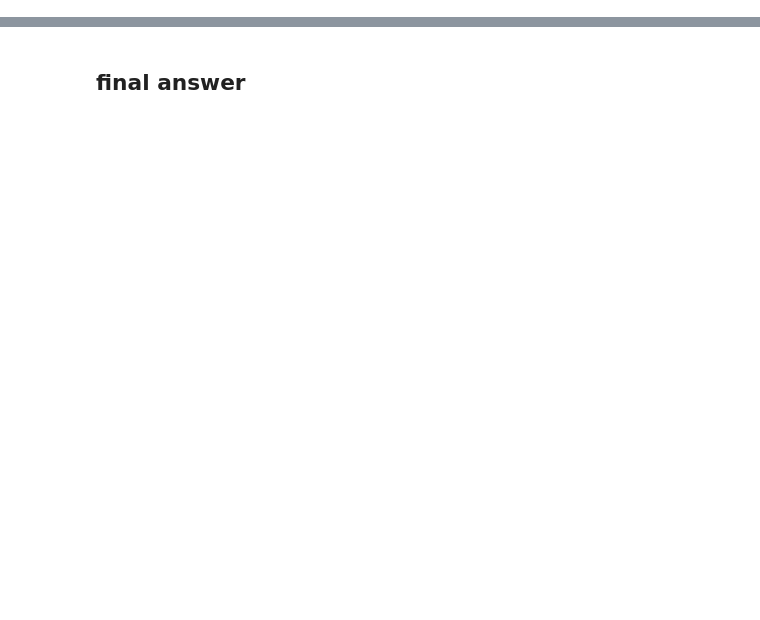
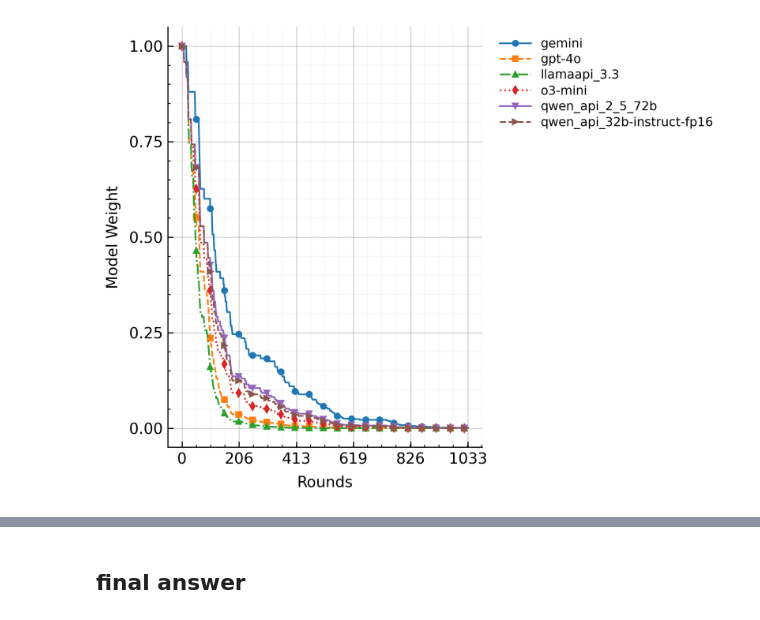
Before and after one commit to EstherYang2000/PETSQL, a Jupyter notebook: src/sources/wma/plotting.ipynb, the cells around one changed output, grey strips where cells are left out. Saved outputs shown, nothing was run; the diff lists cells and outputs as text; code cells hidden in the pictures; blank space fills up the shorter version.

Commit message:
[feature] plotting figures

```diff
--- a/src/sources/wma/plotting.ipynb
+++ b/src/sources/wma/plotting.ipynb
@@ -51,5 +12,6 @@ epsilon_values
 # %%
-file_path = '/home/yyj/Desktop/yyj/thesis/code/PETSQL/data/process/PPL_DEV_ADD_SL.JSON-9_SHOT_Euclidean_mask_1034_simple_sl_ccvote/results_1.json'
+result_dir = "/home/yyj/Desktop/yyj/thesis/code/PETSQL/data/process/vote/202504/PPL_DEV.JSON-9_SHOT_Euclidean_mask_1034_base_wma"
+file_path = os.path.join(result_dir, "results_1.json")
 # %%
 
 # 讀取 JSON 檔案
@@ -143,0 +79,82 @@ fig.show()
+# %%
+import pandas as pd
+import numpy as np
+import matplotlib.pyplot as plt
+
+
+
+# --- 2) 构建 DataFrame ---
+records = []
+for entry in data:
+    idx = entry["index"]
+    for model, w in entry["current_weights"].items():
+        records.append({"round": idx, "model": model, "weight": w})
+df = pd.DataFrame(records)
+
+# Pivot 成每列一个模型
+df_pivot = df.pivot(index="round", columns="model", values="weight")
+rounds = df_pivot.index.values
+models = df_pivot.columns.tolist()
+
+# === 3) Matplotlib 论文风格设置 ===
+plt.rcParams.update({
+    "font.family": "serif",
+    "font.serif": ["Times New Roman"],
+    "font.size": 11,
+    "axes.linewidth": 0.8,
+    "xtick.direction": "in",
+    "ytick.direction": "in",
+    "xtick.major.size": 4,
+    "ytick.major.size": 4,
+    "legend.frameon": False,
+})
+
+fig, ax = plt.subplots(figsize=(8, 5), dpi=300)
+
+# 为每个模型画一条折线，使用不同线型/marker
+linestyles = ['-', '--', '-.', ':']
+markers     = ['o', 's', '^', 'd', 'v', '>', '<', 'p', 'h']
+for i, model in enumerate(models):
+    style = linestyles[i % len(linestyles)]
+    m     = markers[i % len(markers)]
+    ax.plot(rounds, df_pivot[model],
+            linestyle=style,
+            marker=m,
+            markevery= max(1, len(rounds)//20),  # 稀疏 marker
+            markersize=4,
+            linewidth=1.2,
+            label=model)
+
+# 坐标轴与网格
+ax.set_xlabel('Rounds', labelpad=6)
+ax.set_ylabel('Model Weight', labelpad=6)
+
+ax.set_title(f'Voting Strategy Model Weights on Spider 1.0 Dev \n {subtitle}', fontsize=14, pad=10)
+
+
+# 主次刻度
+ax.set_xticks(np.linspace(rounds.min(), rounds.max(), 6, dtype=int))
+ax.set_yticks(np.linspace(0, df_pivot.values.max(), 5))
+ax.grid(which='major', linestyle='-',  linewidth=0.6, color='grey', alpha=0.4)
+ax.grid(which='minor', linestyle=':',  linewidth=0.4, color='grey', alpha=0.2)
+ax.minorticks_on()
+
+# 去掉上、右框线
+ax.spines['top'].set_visible(False)
+ax.spines['right'].set_visible(False)
+
+# 图例放外面
+ax.legend(loc='upper left',
+         bbox_to_anchor=(1.02, 1.0),
+          fontsize=10,
+    handlelength=2.0,
+    labelspacing=0.4,
+    borderaxespad=0)
+
+# 调整布局，给图例留空
+plt.tight_layout(rect=[0, 0, 0.85, 1])
+# 保存高分辨率图
+plt.savefig('model_weights_spider_dev.png', dpi=300, bbox_inches='tight')
+# plt.savefig('model_weights_spider_dev.pdf', bbox_inches='tight')
+plt.show()
+# %% [output]
@@ -143,0 +178 @@ fig.show()
+[figure, added]
```
Also changed, not shown: parts of 12 cells of this notebook, 15 other files.
